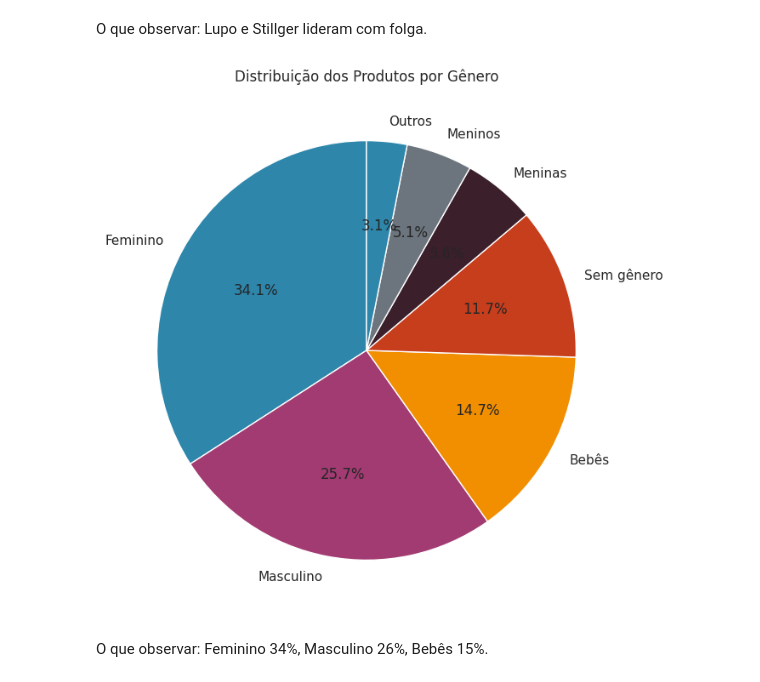
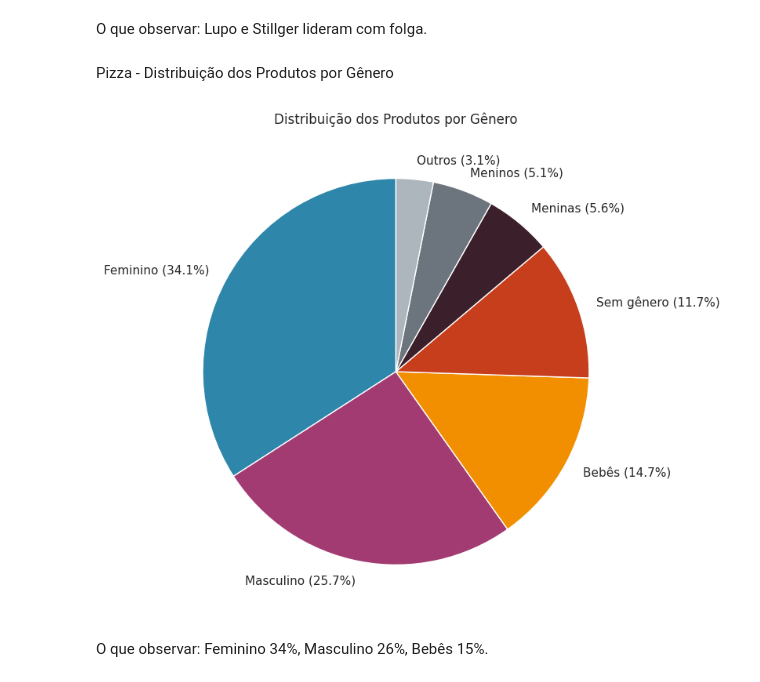
Before and after one commit to zmurilloxz/modulo1, a Jupyter notebook: Profissao_Cientista_de_Dados_M10_Pratique.ipynb, the cells around one changed output. Drawn from its saved outputs; the diff is of its cells as text; code cells hidden in the pictures.

```diff
--- a/Profissao_Cientista_de_Dados_M10_Pratique.ipynb
+++ b/Profissao_Cientista_de_Dados_M10_Pratique.ipynb
@@ -122,19 +140,26 @@ plt.show()
 [figure]
 # %% [markdown]
 O que observar: Lupo e Stillger lideram com folga.
+# %% [markdown]
+Pizza - Distribuição dos Produtos por Gênero
 # %%
+
 generos = df['Gênero'].value_counts()
 
 principais = generos.head(6).copy()
 principais['Outros'] = generos.iloc[6:].sum()
 
-plt.figure(figsize=(8,8))
+pct = principais / principais.sum() * 100
+rotulos = [f'{nome} ({p:.1f}%)' for nome, p in zip(principais.index, pct)]
 
-plt.pie(principais, labels=principais.index, autopct='%1.1f%%', startangle=90)
+plt.figure(figsize=(8, 8))
+
+plt.pie(principais, labels=rotulos, startangle=90,
+        colors=paleta + ['#ADB5BD'], wedgeprops={'edgecolor': 'white'})
 
 plt.title('Distribuição dos Produtos por Gênero')
 plt.show()
 # %% [output]
-[figure, old version]
+[figure, new version]
 # %% [markdown]
 O que observar: Feminino 34%, Masculino 26%, Bebês 15%.
```
Also changed, not shown: parts of 10 cells of this notebook.
